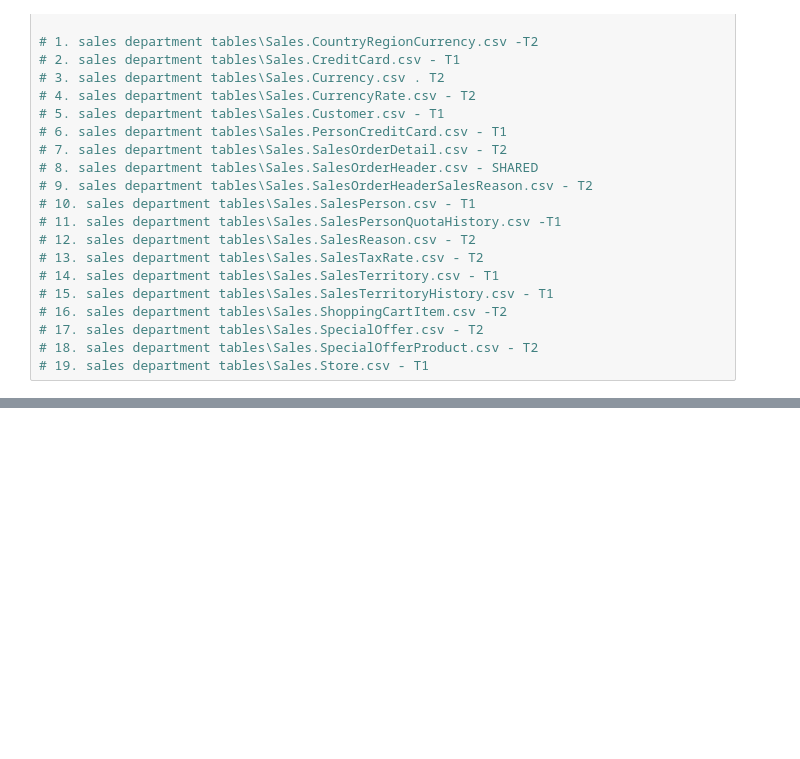
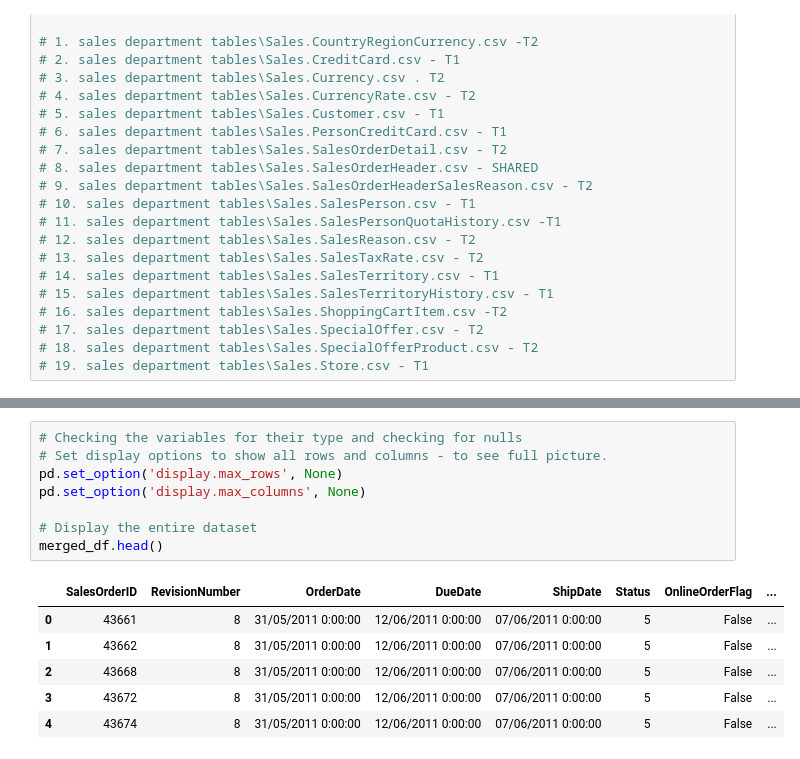
Before and after one commit to tigershawt/FinalProjectPerdi, a Jupyter notebook: eda.ipynb, the cells around one changed output, grey strips where cells are left out. Drawn from its saved outputs; the diff is of its cells as text; blank space fills up the shorter version.

```diff
--- a/eda.ipynb
+++ b/eda.ipynb
@@ -27,0 +74,15 @@ import os
+# %%
+# Checking the variables for their type and checking for nulls
+# Set display options to show all rows and columns - to see full picture.
+pd.set_option('display.max_rows', None)
+pd.set_option('display.max_columns', None)
+
+# Display the entire dataset
+merged_df.head()
+# %% [output]
+|  | SalesOrderID | RevisionNumber | OrderDate | DueDate | ShipDate | Status | OnlineOrderFlag | ... |
+| 0 | 43661 | 8 | 31/05/2011 0:00:00 | 12/06/2011 0:00:00 | 07/06/2011 0:00:00 | 5 | False | ... |
+| 1 | 43662 | 8 | 31/05/2011 0:00:00 | 12/06/2011 0:00:00 | 07/06/2011 0:00:00 | 5 | False | ... |
+| 2 | 43668 | 8 | 31/05/2011 0:00:00 | 12/06/2011 0:00:00 | 07/06/2011 0:00:00 | 5 | False | ... |
+| 3 | 43672 | 8 | 31/05/2011 0:00:00 | 12/06/2011 0:00:00 | 07/06/2011 0:00:00 | 5 | False | ... |
+| 4 | 43674 | 8 | 31/05/2011 0:00:00 | 12/06/2011 0:00:00 | 07/06/2011 0:00:00 | 5 | False | ... |
```
Also changed, not shown: parts of 16 cells of this notebook, 2 other files.
